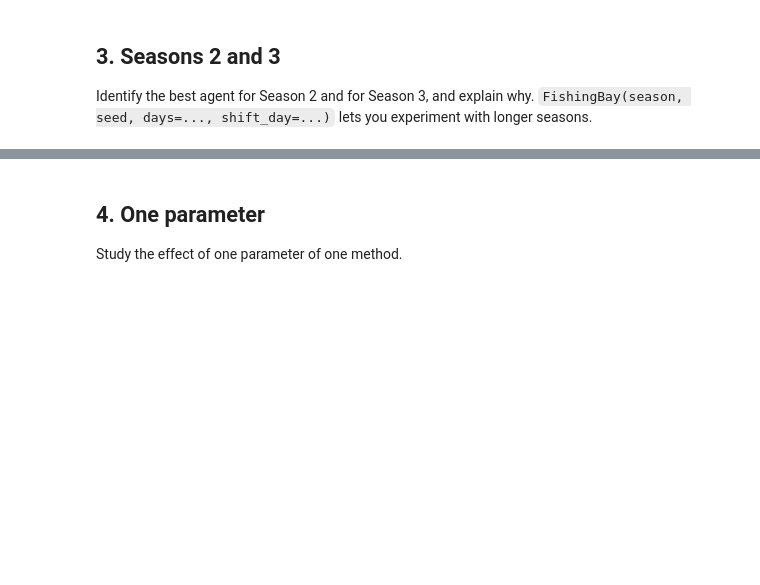
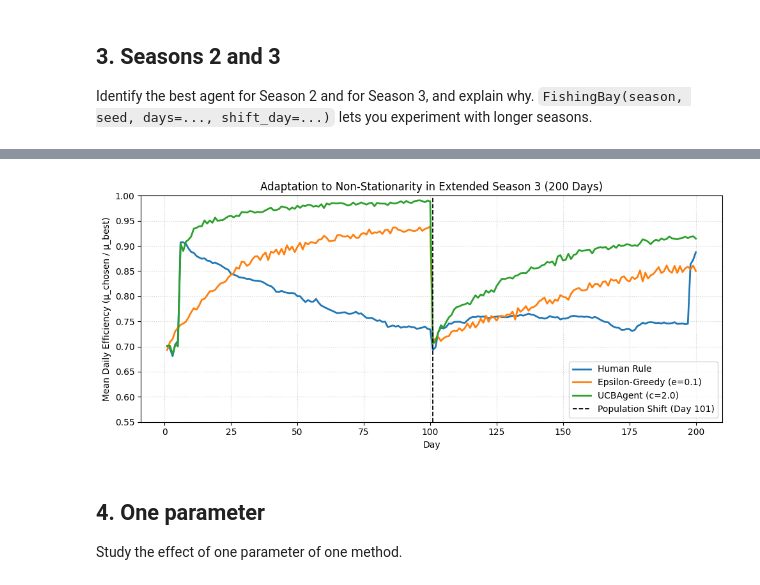
Before and after one commit to KuMMii/MALIS-project, a Jupyter notebook: experiment.ipynb, the cells around one changed output, grey strips where cells are left out. Cells and saved outputs as stored; diff of their text form; code cells hidden in the pictures; blank space fills up the shorter version.

```diff
--- a/experiment.ipynb
+++ b/experiment.ipynb
@@ -22,11 +54,12 @@ from agents import play, RandomAgent, RandomContextualAgent  # add your own agen
 Put the JSON log of each team member next to this notebook and list the files below.
 # %%
 TEAM_LOG_FILES = [
-    # "fishing_log_member1.json",
-    # "fishing_log_member2.json",
-    # "fishing_log_member3.json",
+    "fishing_log_ioni.json",
+    "fishing_log_kimj.json",
+    "fishing_log_szabo.json",
 ]
 logs = [load_log(path) for path in TEAM_LOG_FILES]
 
 # Example: the spots chosen and the catches of the first member in Season 1
-# spots, catches = choices(logs[0], season=1)
+spots, catches = choices(logs[0], season=1)
+print(spots[:10], catches[:10])
@@ -67,3 +451,21 @@ Identify the best agent for Season 2 and for Season 3, and explain why.
+# %%
+# Plot adaptation curve around the shift day
+plt.figure(figsize=(10, 4.5))
+days_axis = np.arange(1, ext_days + 1)
+for name, curve in daily_eff.items():
+    plt.plot(days_axis, curve, linewidth=2, label=name)
+
+plt.axvline(ext_shift, color="black", linestyle="--", linewidth=1.3, label=f"Population Shift (Day {ext_shift})")
+plt.title(f"Adaptation to Non-Stationarity in Extended Season 3 ({ext_days} Days)")
+plt.xlabel("Day")
+plt.ylabel("Mean Daily Efficiency (μ_chosen / μ_best)")
+plt.ylim(0.55, 1.0)
+plt.grid(True, linestyle=":", alpha=0.6)
+plt.legend(loc="lower right")
+plt.tight_layout()
+plt.show()
+# %% [output]
+[figure, added]
 # %% [markdown]
 ## 4. One parameter
 
```
Also changed, not shown: parts of 18 cells of this notebook.
